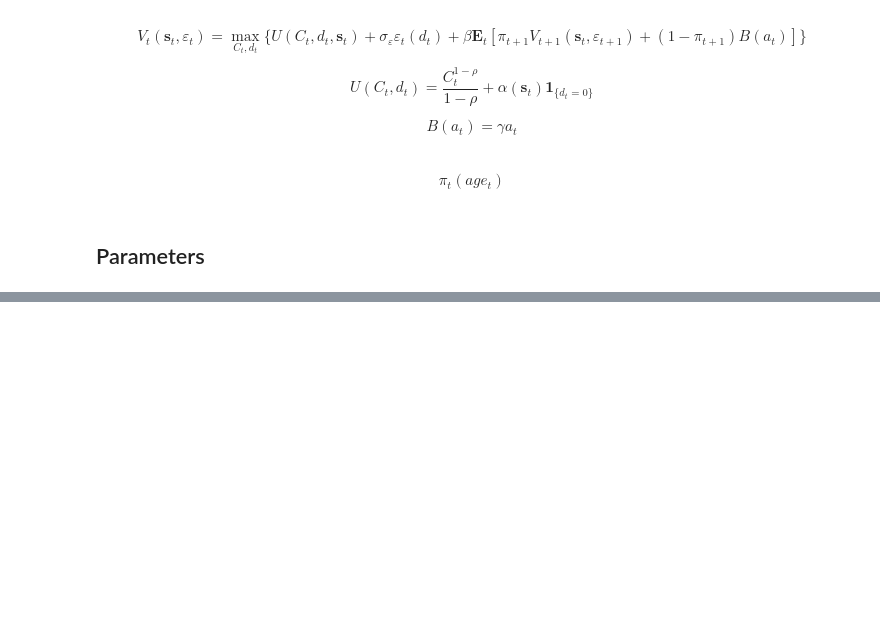
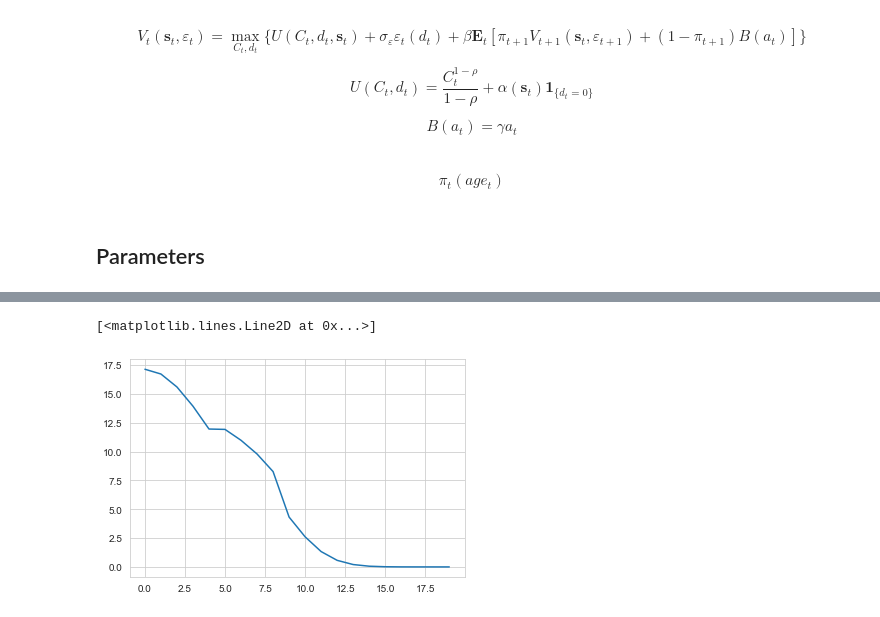
Before and after one commit to mathiassunesen/Speciale_retirement, a Jupyter notebook: Main/Main.ipynb, the cells around one changed output, grey strips where cells are left out. Saved outputs shown, nothing was run; the diff lists cells and outputs as text; code cells hidden in the pictures; blank space fills up the shorter version.

```diff
--- a/Main/Main.ipynb
+++ b/Main/Main.ipynb
@@ -65,0 +44,9 @@ array([0.98      , 0.92842105, 0.87684211, 0.82526316, 0.77368421,
+# %%
+# a. setup (calling the __init__ method)
+model = RetirementModelClass(name='baseline',solmethod='egm')
+
+# b. print
+#print(model) #???
+
+# c. solve
+model.solve()
@@ -65,0 +68,5 @@ array([0.98      , 0.92842105, 0.87684211, 0.82526316, 0.77368421,
+# %%
+plt.plot(np.mean(model.sim.c, axis=1))
+# %% [output]
+[<matplotlib.lines.Line2D at 0x...>]
+[figure, added]
```
Also changed, not shown: parts of 14 cells of this notebook, 6 other files.
